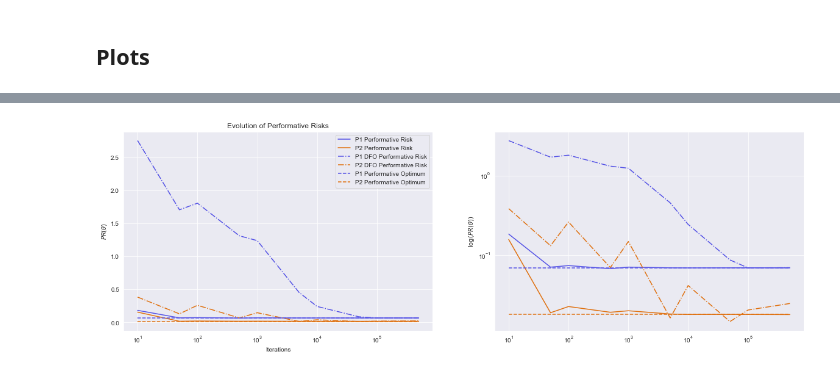
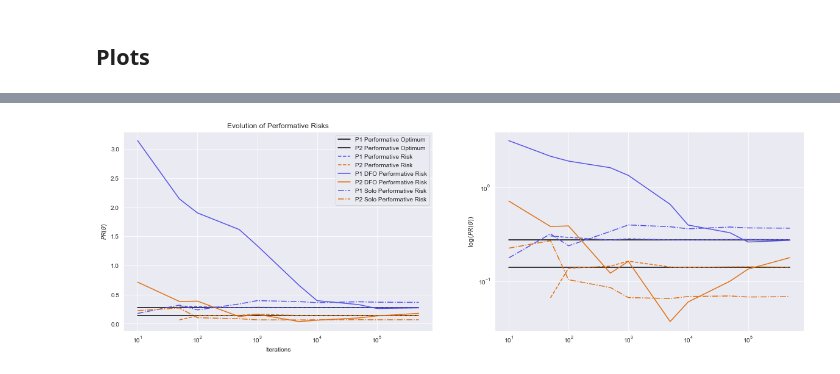
Before and after one commit to evanjfaulkner/DD-Games, a Jupyter notebook: Notebooks/dd_game_regression_sim.ipynb, the cells around one changed output, grey strips where cells are left out. Cells and saved outputs as stored; diff of their text form; code cells hidden in the pictures.

```diff
--- a/Notebooks/dd_game_regression_sim.ipynb
+++ b/Notebooks/dd_game_regression_sim.ipynb
@@ -45,8 +46,8 @@ $$\varepsilon^k\leq\frac{1}{2} \iff DSC$$
 d_1 = 2  # Dimension of each player's data/strategy
 d_2 = 2
 
-epsilon_1 = 0.4  # Epsilon sensitivity parameters
-epsilon_2 = 0.4
+epsilon_1 = 1  # Epsilon sensitivity parameters
+epsilon_2 = 1
 
 Sigma_x_p1 = np.eye(d_1)  # Covariance of x^k
 Sigma_x_p2 = np.eye(d_2)
@@ -294,44 +356,54 @@ plt.show()
 # %%
 plt.figure(figsize=(20,6))
 plt.subplot(1,2,1)
-plt.plot(num_rounds_lst, p1_risks,
-         color='#5553E6', label='P1 Performative Risk')
-plt.semilogx(num_rounds_lst, p2_risks,
-         color='#E07110', label='P2 Performative Risk')
+plt.semilogx(num_rounds_lst, [PO_1 for i in num_rounds_lst],
+             '-', color='k', label='P1 Performative Optimum')
+plt.semilogx(num_rounds_lst, [PO_2 for i in num_rounds_lst],
+             '-', color='k', label='P2 Performative Optimum')
+
+plt.semilogx(num_rounds_lst[1:], p1_risks[1:],
+             '--', color='#5553E6', label='P1 Performative Risk')
+plt.semilogx(num_rounds_lst[1:], p2_risks[1:],
+             '--', color='#E07110', label='P2 Performative Risk')
 
 plt.semilogx(num_rounds_lst, p3_risks,
-             '-.', color='#5553E6', label='P1 DFO Performative Risk')
+             '-', color='#5553E6', label='P1 DFO Performative Risk')
 plt.semilogx(num_rounds_lst, p4_risks,
-             '-.', color='#E07110', label='P2 DFO Performative Risk')
+             '-', color='#E07110', label='P2 DFO Performative Risk')
 
-plt.semilogx(num_rounds_lst, [PO_1 for i in num_rounds_lst],
-             '--', color='#5553E6', label='P1 Performative Optimum')
-plt.semilogx(num_rounds_lst, [PO_2 for i in num_rounds_lst],
-             '--', color='#E07110', label='P2 Performative Optimum')
+plt.semilogx(num_rounds_lst, p5_risks,
+             '-.', color='#5553E6', label='P1 Solo Performative Risk')
+plt.semilogx(num_rounds_lst, p6_risks,
+             '-.', color='#E07110', label='P2 Solo Performative Risk')
 plt.xlabel("Iterations")
 plt.ylabel(r"$PR(\theta)$")
 plt.title("Evolution of Performative Risks")
 plt.legend()
 
 plt.subplot(1,2,2)
-plt.loglog(num_rounds_lst, p1_risks,
-           color='#5553E6', label='P1 Performative Risk')
-plt.loglog(num_rounds_lst, p2_risks,
-           color='#E07110', label='P2 Performative Risk')
+plt.loglog(num_rounds_lst, [PO_1 for i in num_rounds_lst],
+           '-', color='k', label='P1 Performative Optimum')
+plt.loglog(num_rounds_lst, [PO_2 for i in num_rounds_lst],
+           '-', color='k', label='P2 Performative Optimum')
+
+plt.loglog(num_rounds_lst[1:], p1_risks[1:],
+           '--', color='#5553E6', label='P1 Performative Risk')
+plt.loglog(num_rounds_lst[1:], p2_risks[1:],
+           '--', color='#E07110', label='P2 Performative Risk')
 
 plt.loglog(num_rounds_lst, p3_risks,
-           '-.', color='#5553E6', label='P1 DFO Performative Risk')
+           '-', color='#5553E6', label='P1 DFO Performative Risk')
 plt.loglog(num_rounds_lst, p4_risks,
-           '-.', color='#E07110', label='P2 DFO Performative Risk')
+           '-', color='#E07110', label='P2 DFO Performative Risk')
 
-plt.loglog(num_rounds_lst, [PO_1 for i in num_rounds_lst],
-           '--', color='#5553E6', label='P1 Performative Optimum')
-plt.loglog(num_rounds_lst, [PO_2 for i in num_rounds_lst],
-           '--', color='#E07110', label='P2 Performative Optimum')
+plt.loglog(num_rounds_lst, p5_risks,
+           '-.', color='#5553E6', label='P1 Solo Performative Risk')
+plt.loglog(num_rounds_lst, p6_risks,
+           '-.', color='#E07110', label='P2 Solo Performative Risk')
 plt.ylabel(r"$\log(PR(\theta))$")
 plt.show()
 # %% [output]
-[figure, old version]
+[figure, new version]
 # %%
 plt.figure(figsize=(20,12))
 plt.subplot(2,2,1)
```
Also changed, not shown: parts of 18 cells of this notebook, 4 other files.
